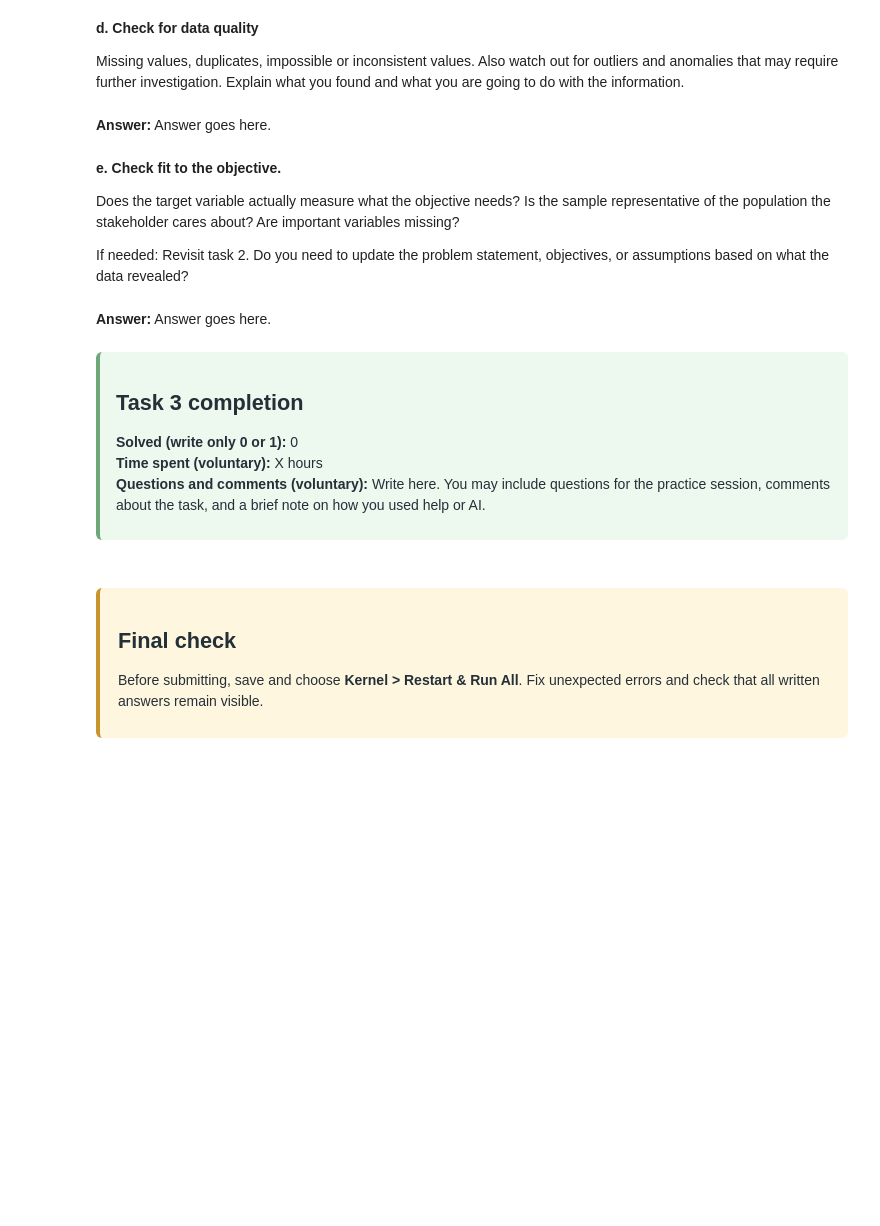
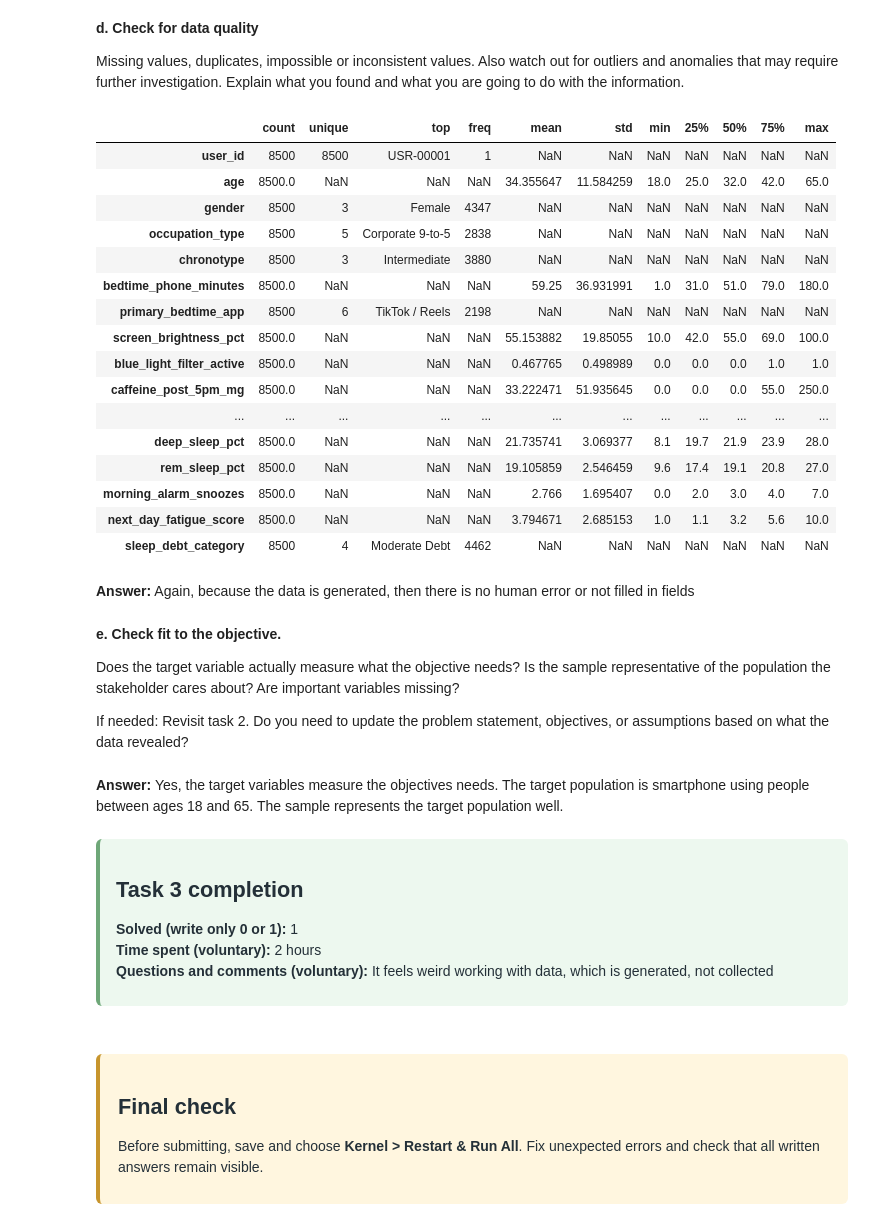
Before and after one commit to juhans1mm/KAGGLE-Sleep-Debt-Screen-Time, a Jupyter notebook: IDS2026_HW07.ipynb, the cells around one changed output. Drawn from its saved outputs; the diff is of its cells as text; code cells hidden in the pictures; blank space fills up the shorter version.

Commit message:
Task 1 + 3

```diff
--- a/IDS2026_HW07.ipynb
+++ b/IDS2026_HW07.ipynb
@@ -204,8 +224,27 @@ Take a look at the data as plots to get more insight to the patterns, trends, an
 Missing values, duplicates, impossible or inconsistent values. Also watch out for outliers and anomalies that may require further investigation. Explain what you found and what you are going to do with the information.
 # %%
 ## TODO
+display(df.describe(include = "all").T)
+# %% [output]
+|  | count | unique | top | freq | mean | std | min | 25% | 50% | 75% | max |
+| user_id | 8500 | 8500 | USR-00001 | 1 | NaN | NaN | NaN | NaN | NaN | NaN | NaN |
+| age | 8500.0 | NaN | NaN | NaN | 34.355647 | 11.584259 | 18.0 | 25.0 | 32.0 | 42.0 | 65.0 |
+| gender | 8500 | 3 | Female | 4347 | NaN | NaN | NaN | NaN | NaN | NaN | NaN |
+| occupation_type | 8500 | 5 | Corporate 9-to-5 | 2838 | NaN | NaN | NaN | NaN | NaN | NaN | NaN |
+| chronotype | 8500 | 3 | Intermediate | 3880 | NaN | NaN | NaN | NaN | NaN | NaN | NaN |
+| bedtime_phone_minutes | 8500.0 | NaN | NaN | NaN | 59.25 | 36.931991 | 1.0 | 31.0 | 51.0 | 79.0 | 180.0 |
+| primary_bedtime_app | 8500 | 6 | TikTok / Reels | 2198 | NaN | NaN | NaN | NaN | NaN | NaN | NaN |
+| screen_brightness_pct | 8500.0 | NaN | NaN | NaN | 55.153882 | 19.85055 | 10.0 | 42.0 | 55.0 | 69.0 | 100.0 |
+| blue_light_filter_active | 8500.0 | NaN | NaN | NaN | 0.467765 | 0.498989 | 0.0 | 0.0 | 0.0 | 1.0 | 1.0 |
+| caffeine_post_5pm_mg | 8500.0 | NaN | NaN | NaN | 33.222471 | 51.935645 | 0.0 | 0.0 | 0.0 | 55.0 | 250.0 |
+| ... | ... | ... | ... | ... | ... | ... | ... | ... | ... | ... | ... |
+| deep_sleep_pct | 8500.0 | NaN | NaN | NaN | 21.735741 | 3.069377 | 8.1 | 19.7 | 21.9 | 23.9 | 28.0 |
+| rem_sleep_pct | 8500.0 | NaN | NaN | NaN | 19.105859 | 2.546459 | 9.6 | 17.4 | 19.1 | 20.8 | 27.0 |
+| morning_alarm_snoozes | 8500.0 | NaN | NaN | NaN | 2.766 | 1.695407 | 0.0 | 2.0 | 3.0 | 4.0 | 7.0 |
+| next_day_fatigue_score | 8500.0 | NaN | NaN | NaN | 3.794671 | 2.685153 | 1.0 | 1.1 | 3.2 | 5.6 | 10.0 |
+| sleep_debt_category | 8500 | 4 | Moderate Debt | 4462 | NaN | NaN | NaN | NaN | NaN | NaN | NaN |
 # %% [markdown]
-**Answer:** Answer goes here.
+**Answer:** Again, because the data is generated, then there is no human error or not filled in fields
 # %% [markdown]
 **e. Check fit to the objective.**
 
@@ -213,14 +252,14 @@ Does the target variable actually measure what the objective needs? Is the sampl
 
 If needed: Revisit task 2. Do you need to update the problem statement, objectives, or assumptions based on what the data revealed?
 # %% [markdown]
-**Answer:** Answer goes here.
+**Answer:** Yes, the target variables measure the objectives needs. The target population is smartphone using people between ages 18 and 65. The sample represents the target population well.
 # %% [markdown]
 <div style='background-color:#EDF8EF; border-left:4px solid #6EA778; border-radius:6px; padding:12px 16px; margin:16px 0 28px 0; color:#243038;'>
 
 <h2 style="color:#243038; margin:0.2em 0;">Task 3 completion</h2>
-<p style="color:#243038; margin:0.5em 0;"><strong>Solved (write only 0 or 1):</strong> 0<br>
-<strong>Time spent (voluntary):</strong> X hours<br>
-<strong>Questions and comments (voluntary):</strong> Write here. You may include questions for the practice session, comments about the task, and a brief note on how you used help or AI.</p>
+<p style="color:#243038; margin:0.5em 0;"><strong>Solved (write only 0 or 1):</strong> 1<br>
+<strong>Time spent (voluntary):</strong> 2 hours<br>
+<strong>Questions and comments (voluntary):</strong> It feels weird working with data, which is generated, not collected</p>
 
 </div>
 # %% [markdown]
```
Also changed, not shown: parts of 6 cells of this notebook.
